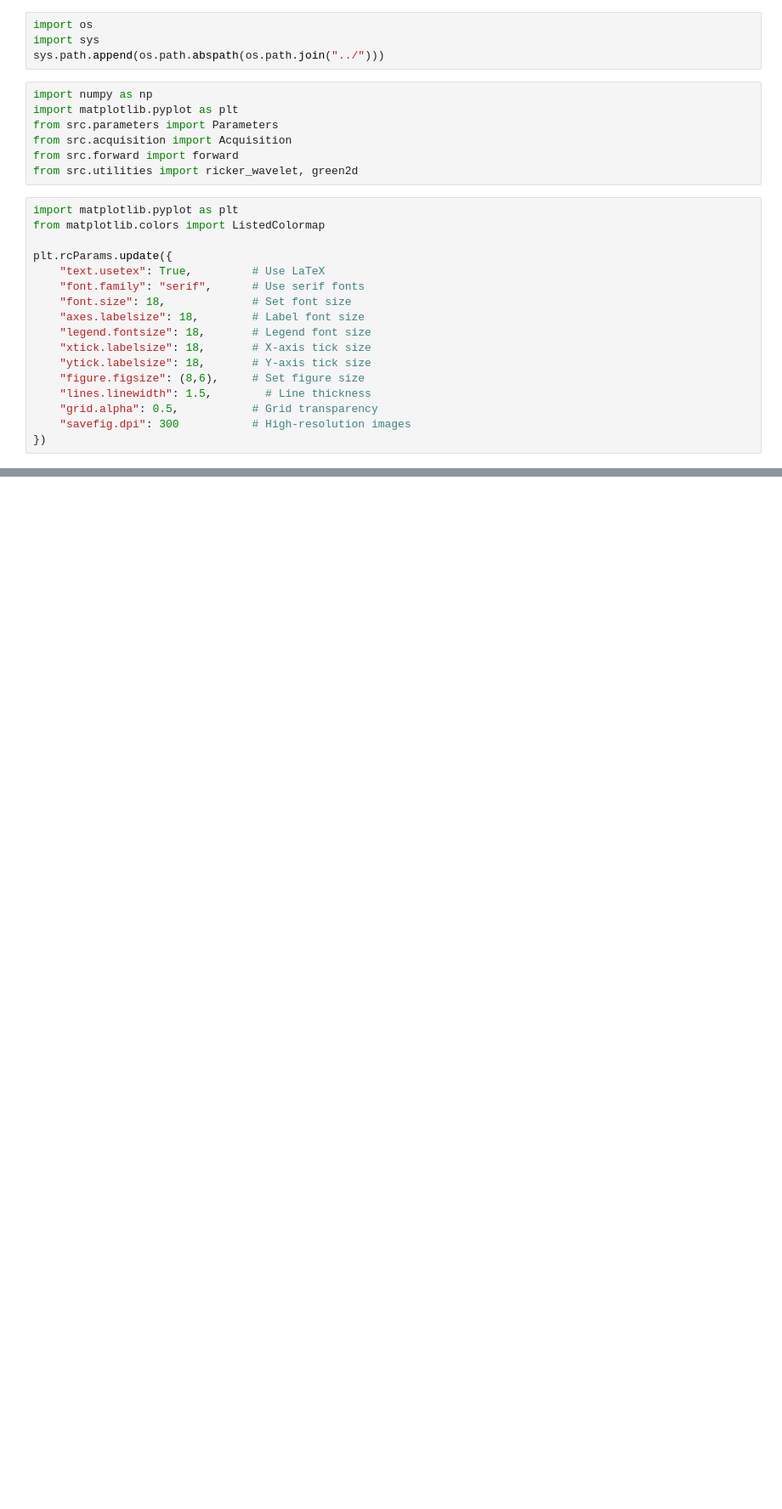
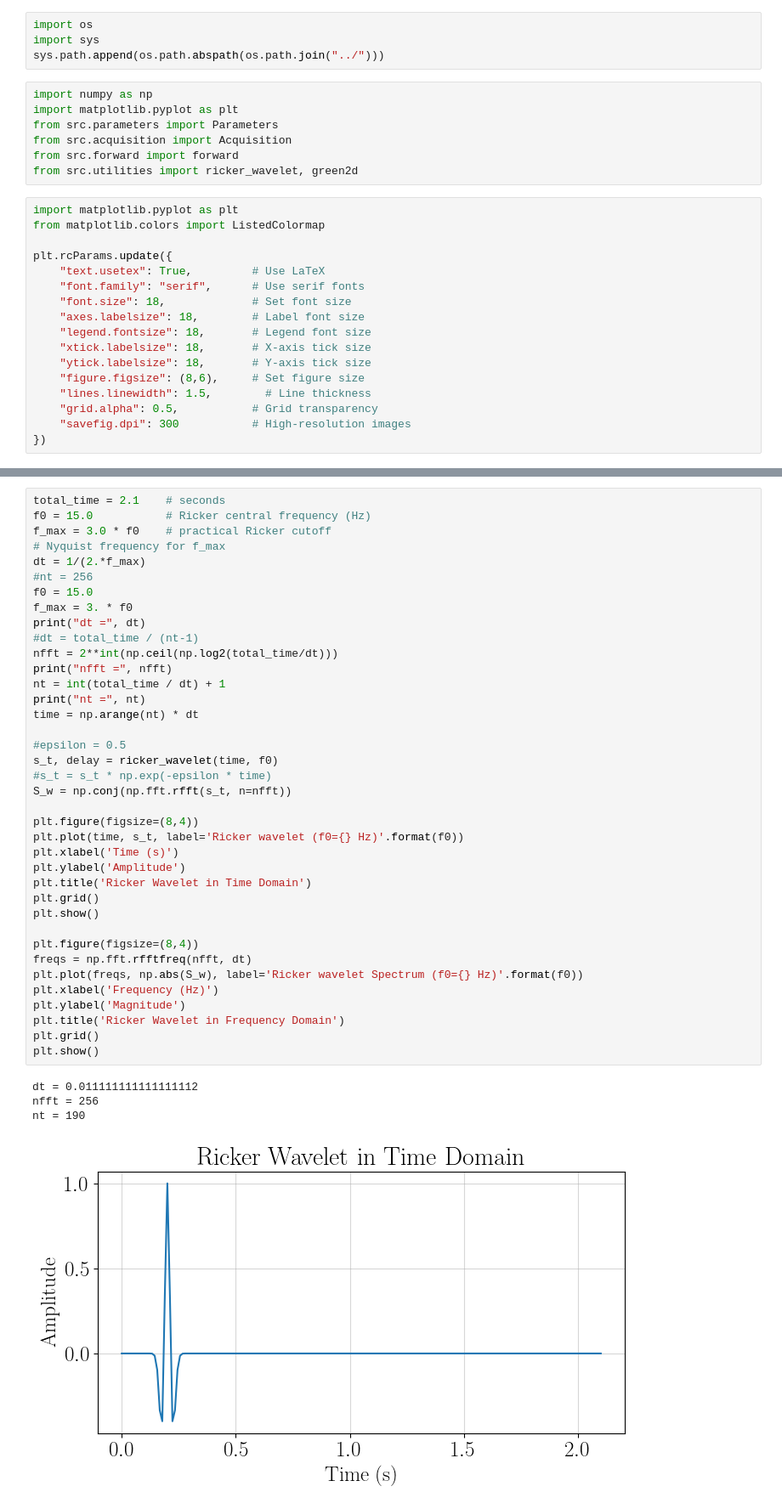
Before and after one commit to pmarchne/reflectivity-acoustic, a Jupyter notebook: notebooks/seismogram.ipynb, the cells around one changed output, grey strips where cells are left out. Shown at 85% size. Saved outputs shown, nothing was run; the diff lists cells and outputs as text; blank space fills up the shorter version.

```diff
--- a/notebooks/seismogram.ipynb
+++ b/notebooks/seismogram.ipynb
@@ -46,0 +55,43 @@ layers = [
+# %%
+total_time = 2.1    # seconds
+f0 = 15.0           # Ricker central frequency (Hz)
+f_max = 3.0 * f0    # practical Ricker cutoff
+# Nyquist frequency for f_max
+dt = 1/(2.*f_max)
+#nt = 256
+f0 = 15.0
+f_max = 3. * f0
+print("dt =", dt)
+#dt = total_time / (nt-1)
+nfft = 2**int(np.ceil(np.log2(total_time/dt)))
+print("nfft =", nfft)
+nt = int(total_time / dt) + 1
+print("nt =", nt)
+time = np.arange(nt) * dt
+
+#epsilon = 0.5
+s_t, delay = ricker_wavelet(time, f0)
+#s_t = s_t * np.exp(-epsilon * time)
+S_w = np.conj(np.fft.rfft(s_t, n=nfft))
+
+plt.figure(figsize=(8,4))
+plt.plot(time, s_t, label='Ricker wavelet (f0={} Hz)'.format(f0))
+plt.xlabel('Time (s)')
+plt.ylabel('Amplitude')
+plt.title('Ricker Wavelet in Time Domain')
+plt.grid()
+plt.show()
+
+plt.figure(figsize=(8,4))
+freqs = np.fft.rfftfreq(nfft, dt)
+plt.plot(freqs, np.abs(S_w), label='Ricker wavelet Spectrum (f0={} Hz)'.format(f0))
+plt.xlabel('Frequency (Hz)')
+plt.ylabel('Magnitude')
+plt.title('Ricker Wavelet in Frequency Domain')
+plt.grid()
+plt.show()
+# %% [output]
+dt = 0.011111111111111112
+nfft = 256
+nt = 190
+[figure, added]
```
Also changed, not shown: parts of 10 cells of this notebook, 7 other files.
